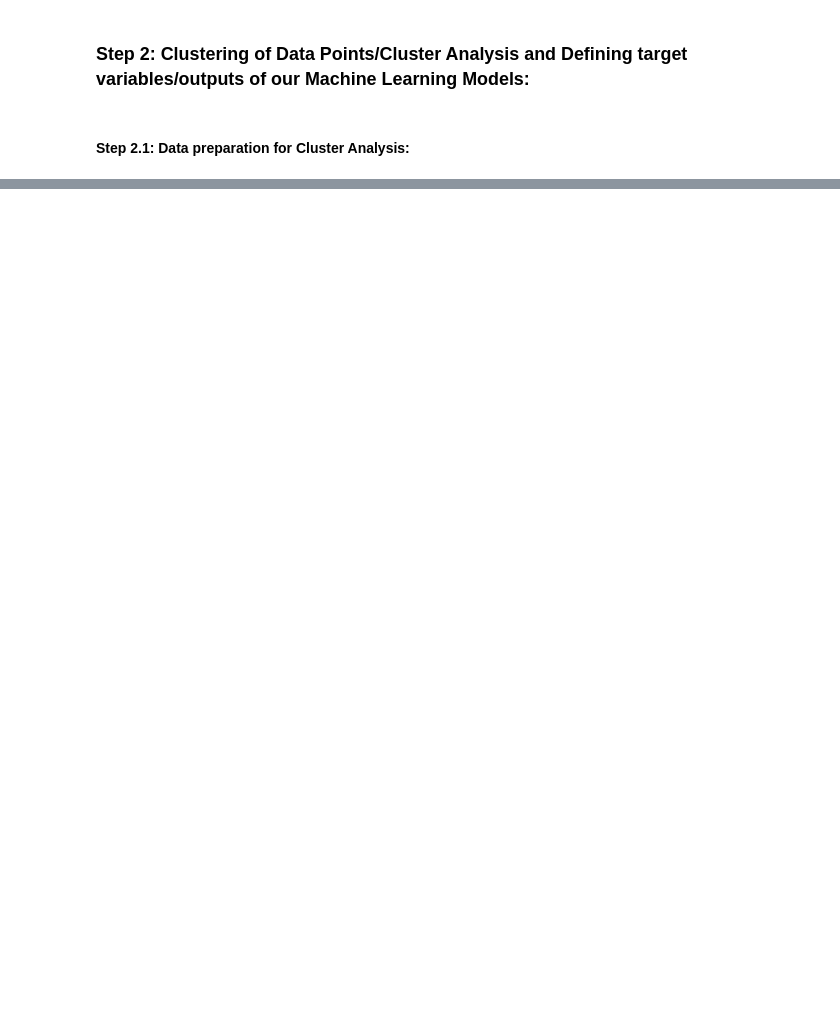
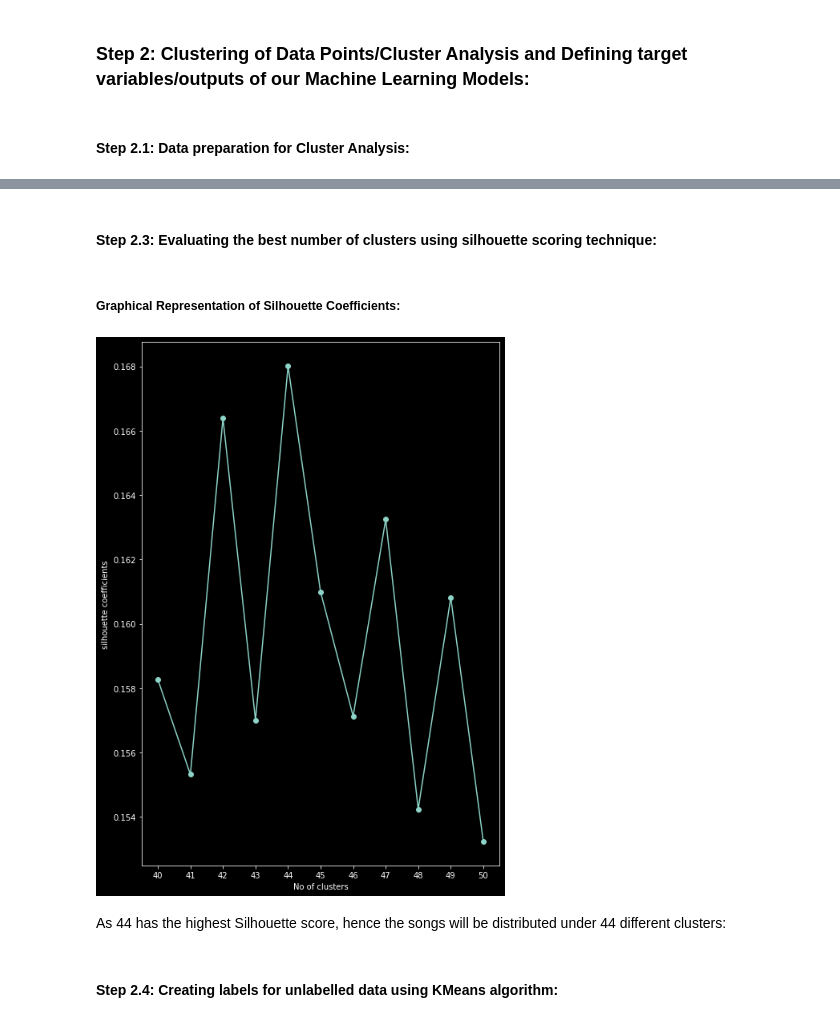
Before and after one commit to Akash-1gif/spotify_music_recommendation_system, a Jupyter notebook: Untitled.ipynb, the cells around one changed output, grey strips where cells are left out. Saved outputs shown, nothing was run; the diff lists cells and outputs as text; code cells hidden in the pictures; blank space fills up the shorter version.

Commit message:
completed step 2 cluster analysis

```diff
--- a/Untitled.ipynb
+++ b/Untitled.ipynb
@@ -24,3 +24,6 @@ df.head()
 ### Step 2: Clustering of Data Points/Cluster Analysis and Defining target variables/outputs of our Machine Learning Models:
 # %% [markdown]
 #### Step 2.1: Data preparation for Cluster Analysis:
+# %%
+df_train=df.drop(['track_id','track_name','track_genre'],axis=1)
+df_train.head()
@@ -26,0 +63,7 @@ df.head()
+# %%
+wcss=[]
+# wcss: the sum of the variance between the observations in each cluster
+for k in range(40,51):
+    kmeans=KMeans(n_clusters=k,init='k-means++')
+    kmeans.fit(df_train)
+    wcss.append(kmeans.inertia_)
@@ -26,0 +86,26 @@ df.head()
+# %% [markdown]
+#### Step 2.3: Evaluating the best number of clusters using silhouette scoring technique:
+# %%
+from sklearn.metrics import silhouette_score
+silhouette_coefficients=[]
+for k in range(40,51):
+    kmeans=KMeans(n_clusters=k,init='k-means++')
+    kmeans.fit(df_train)
+    score=silhouette_score(df_train,kmeans.labels_)
+    silhouette_coefficients.append(score)
+# %% [markdown]
+##### Graphical Representation of Silhouette Coefficients:
+# %%
+plt.figure(figsize=(8,12))
+plt.scatter(range(40,51),silhouette_coefficients)
+plt.plot(range(40,51),silhouette_coefficients)
+plt.xticks(range(40,51))
+plt.xlabel('No of clusters')
+plt.ylabel('silhouette coefficients')
+plt.show()
+# %% [output]
+[figure, added]
+# %% [markdown]
+As 44 has the highest Silhouette score, hence the songs will be distributed under 44 different clusters:
+# %% [markdown]
+#### Step 2.4: Creating labels for unlabelled data using KMeans algorithm:
```
Also changed, not shown: parts of 20 cells of this notebook.
